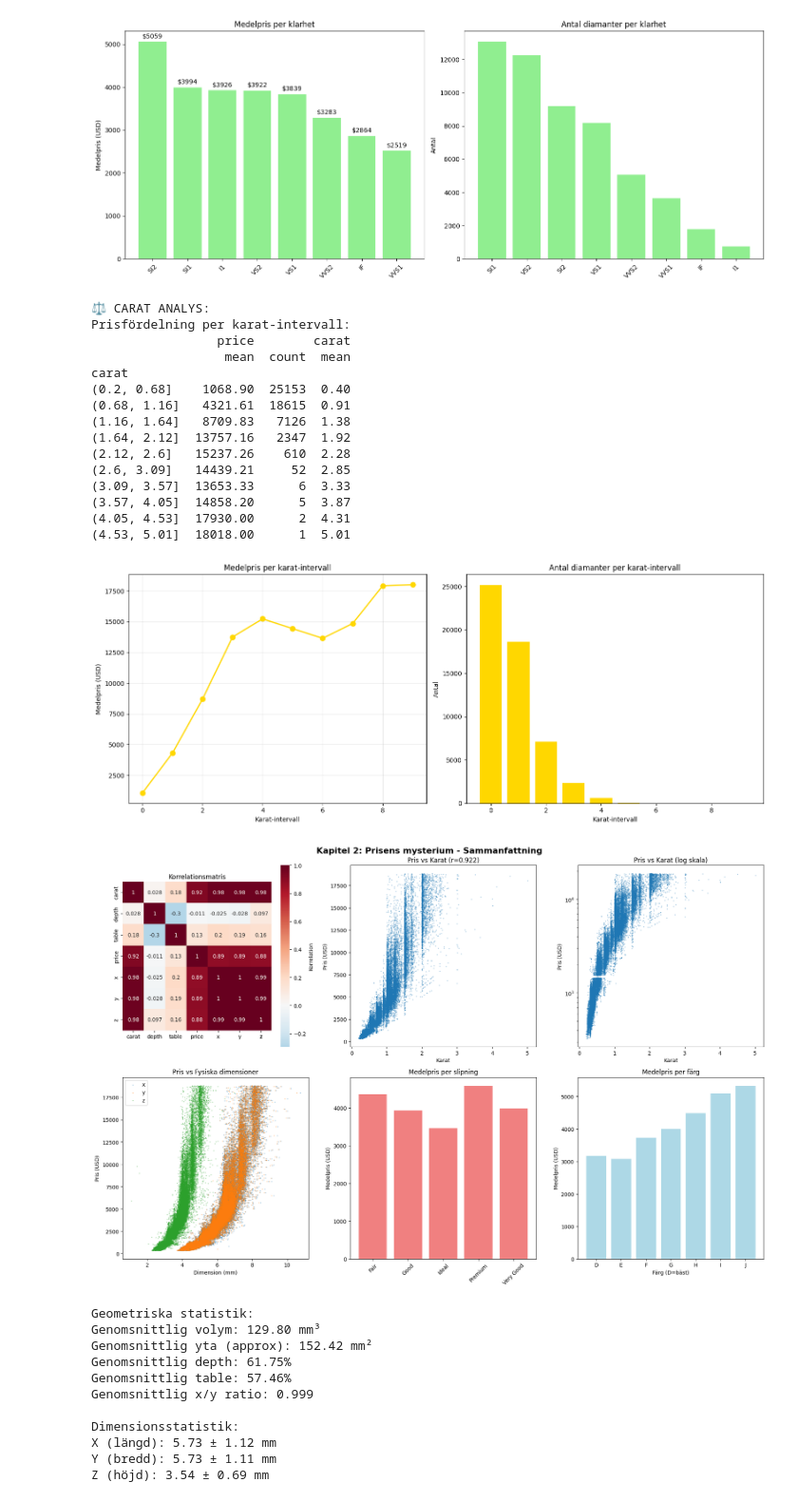
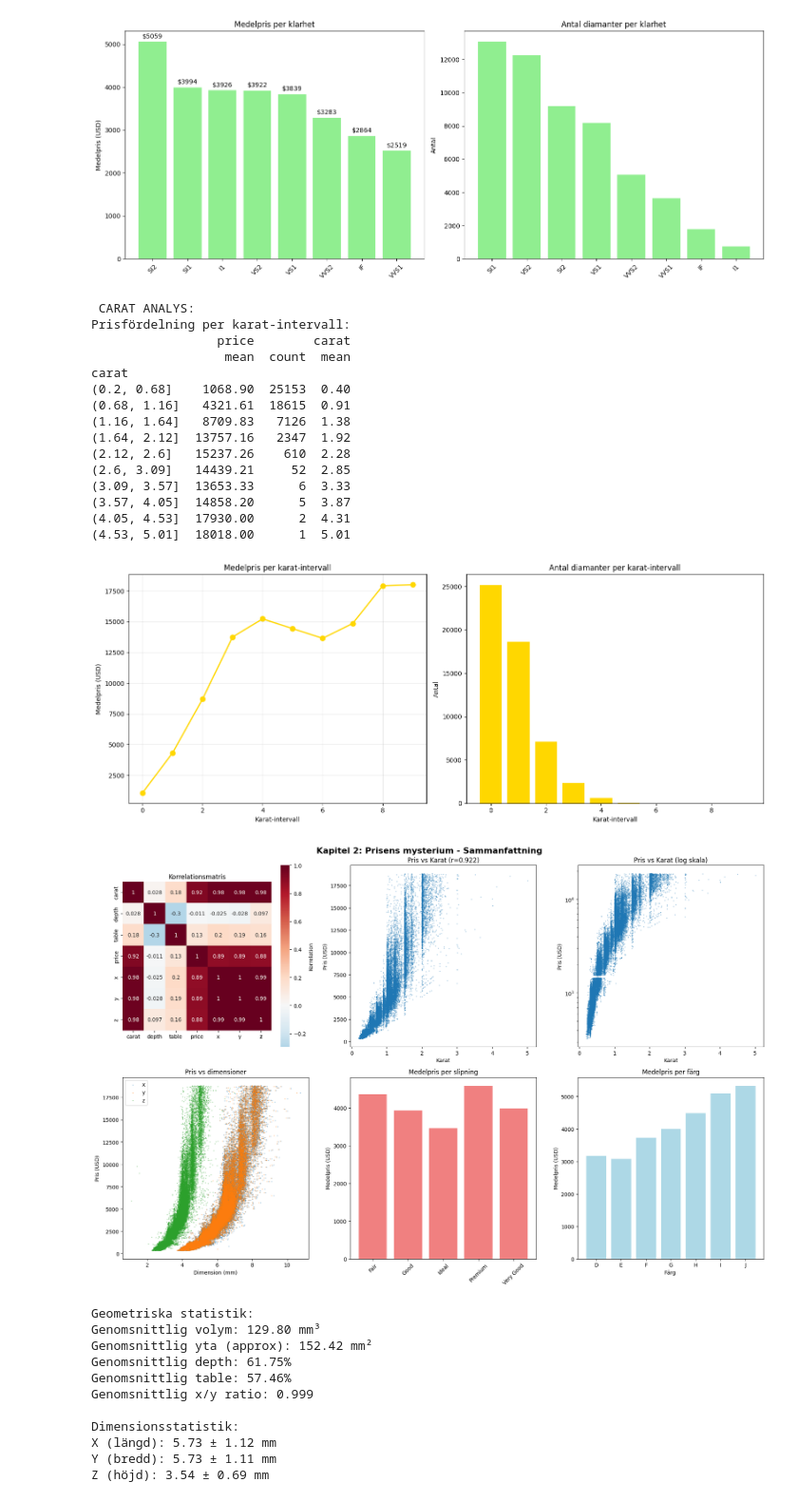
Before and after one commit to SebbeHN/python_kunskapskontroll, a Jupyter notebook: diamonds_analys/diamonds.ipynb, the cells around one changed output. Shown at 95% size. Drawn from its saved outputs; the diff is of its cells as text; code cells hidden in the pictures.

```diff
--- a/diamonds_analys/diamonds.ipynb
+++ b/diamonds_analys/diamonds.ipynb
@@ -345,7 +345,7 @@ carat_analysis = df.groupby(carat_bins, observed=False).agg({
     'carat': 'mean'
 }).round(2)
 
-print("\n⚖️ CARAT ANALYS:")
+print("\n CARAT ANALYS:")
 print("Prisfördelning per karat-intervall:")
 print(carat_analysis)
 
@@ -370,7 +370,7 @@ ax2.set_xlabel('Karat-intervall')
 plt.tight_layout()
 plt.show()
 # %% [output]
-⚖️ CARAT ANALYS:
+ CARAT ANALYS:
 Prisfördelning per karat-intervall:
                  price        carat
                   mean  count  mean
@@ -390,56 +390,56 @@ carat
 # Sammanfattande visualisering av korrelationer
 plt.figure(figsize=(18, 12))
 
-# Subplot 1: Korrelationsheatmap
+
 plt.subplot(2, 3, 1)
 sns.heatmap(correlation_matrix, annot=True, cmap='RdBu_r', center=0,
             square=True, cbar_kws={'label': 'Korrelation'})
 plt.title('Korrelationsmatris')
 
-# Subplot 2: Pris vs Karat
+
 plt.subplot(2, 3, 2)
 plt.scatter(df['carat'], df['price'], alpha=0.3, s=1)
 plt.xlabel('Karat')
 plt.ylabel('Pris (USD)')
 plt.title(f'Pris vs Karat (r={correlation_matrix.loc["price", "carat"]:.3f})')
 
-# Subplot 3: Pris vs Karat (log)
+
 plt.subplot(2, 3, 3)
 plt.scatter(df['carat'], df['price'], alpha=0.3, s=1)
 plt.xlabel('Karat')
 plt.ylabel('Pris (USD)')
 plt.yscale('log')
 plt.title('Pris vs Karat (log skala)')
 
-# Subplot 4: Dimensioner
+
 plt.subplot(2, 3, 4)
 plt.scatter(df['x'], df['price'], alpha=0.3, s=1, label='x')
 plt.scatter(df['y'], df['price'], alpha=0.3, s=1, label='y')
 plt.scatter(df['z'], df['price'], alpha=0.3, s=1, label='z')
 plt.xlabel('Dimension (mm)')
 plt.ylabel('Pris (USD)')
-plt.title('Pris vs Fysiska dimensioner')
+plt.title('Pris vs dimensioner')
 plt.legend()
 
-# Subplot 5: Cut medelpris
+
 plt.subplot(2, 3, 5)
 cut_price = df.groupby('cut')['price'].mean()
 plt.bar(cut_price.index, cut_price.values, color='lightcoral')
 plt.title('Medelpris per slipning')
 plt.xticks(rotation=45)
 plt.ylabel('Medelpris (USD)')
 
-# Subplot 6: Color medelpris
+
 plt.subplot(2, 3, 6)
 color_price = df.groupby('color')['price'].mean()
 plt.bar(color_price.index, color_price.values, color='lightblue')
 plt.title('Medelpris per färg')
-plt.xlabel('Färg (D=bäst)')
+plt.xlabel('Färg ')
 plt.ylabel('Medelpris (USD)')
 
 plt.suptitle('Kapitel 2: Prisens mysterium - Sammanfattning', fontsize=16, fontweight='bold')
 plt.tight_layout()
 plt.show()
 # %% [output]
-[figure, old version]
+[figure, new version]
 # %%
```
Also changed, not shown: parts of 14 cells of this notebook.
